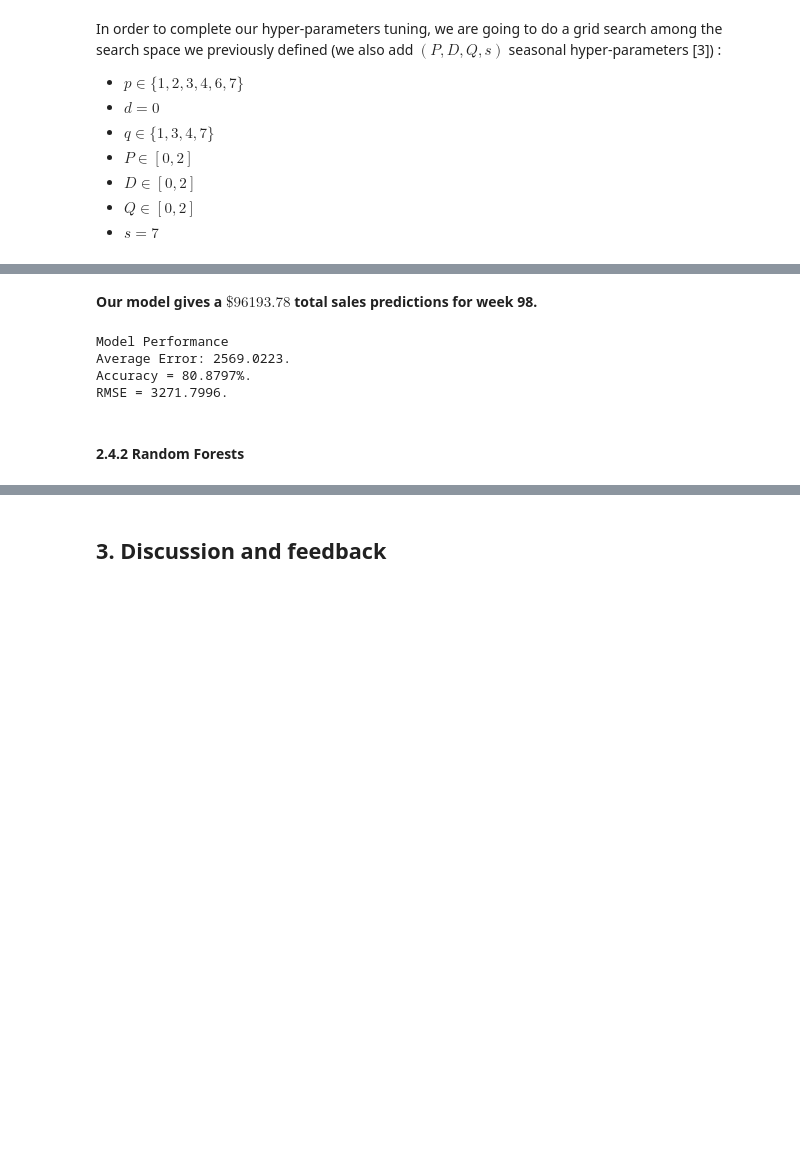
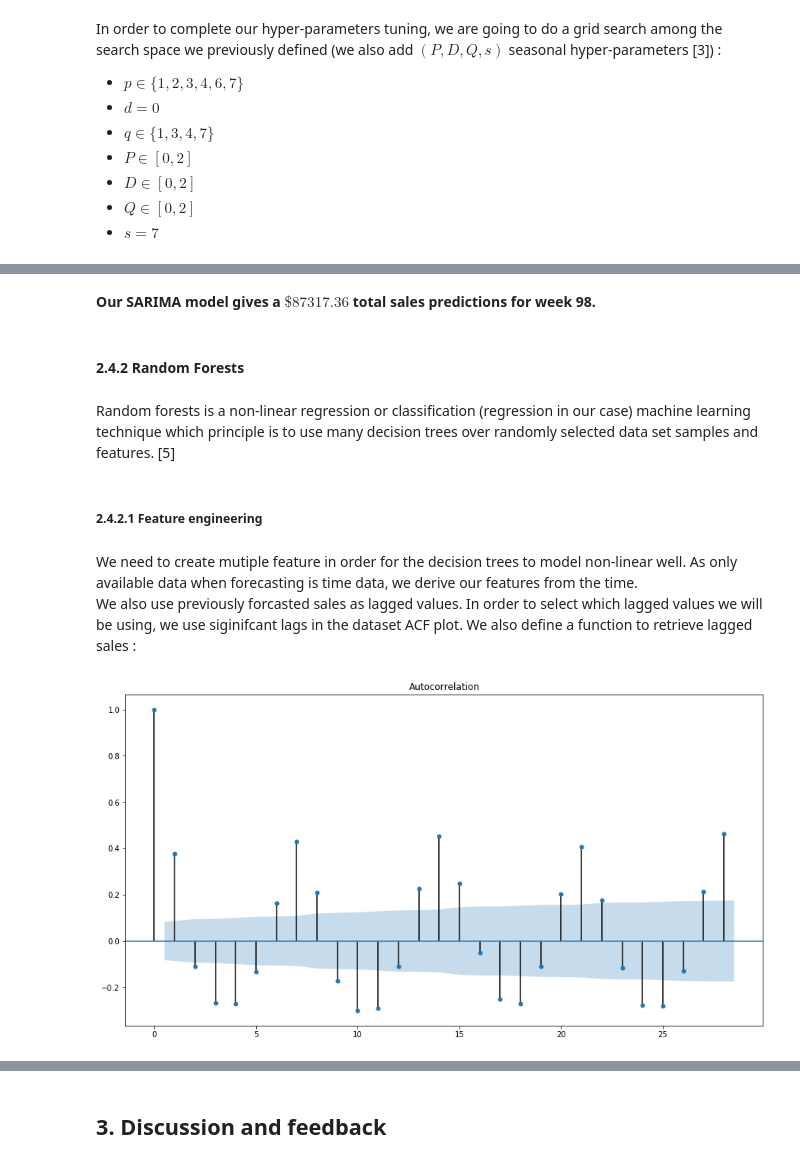
Before and after one commit to LouisAuneau/MISC-sales-forecasting, a Jupyter notebook: Report.ipynb, the cells around one changed output, grey strips where cells are left out. Saved outputs shown, nothing was run; the diff lists cells and outputs as text; code cells hidden in the pictures; blank space fills up the shorter version.

```diff
--- a/Report.ipynb
+++ b/Report.ipynb
@@ -489,21 +527,27 @@ sarima_model.predict(97*7 + 1, 98*7).sum()
 # %% [markdown]
-**Our model gives a $\$96 193.78$ total sales predictions for week 98.**
+**Our SARIMA model gives a $\$87 317.36$ total sales predictions for week 98.**
-# %%
-from sklearn.metrics import mean_squared_error
-
-predictions = model.predict(len(train), len(train) + len(test) - 1)
-errors = abs(predictions - test)
-mape = 100 * np.median((errors / test))
-accuracy = 100 - mape
-rmse = math.sqrt(mean_squared_error(test, predictions))
-print('Model Performance')
-print('Average Error: {:0.4f}.'.format(np.mean(errors)))
-print('Accuracy = {:0.4f}%.'.format(accuracy))
-print('RMSE = {:0.4f}.'.format(rmse))
-# %% [output]
-Model Performance
-Average Error: 2569.0223.
-Accuracy = 80.8797%.
-RMSE = 3271.7996.
 # %% [markdown]
 #### 2.4.2 Random Forests
+# %% [markdown]
+Random forests is a non-linear regression or classification (regression in our case) machine learning technique which principle is to use many decision trees over randomly selected data set samples and features. [5]
+# %%
+pl.rcParams['figure.figsize'] = 15, 8
+# %% [markdown]
+##### 2.4.2.1 Feature engineering
+# %% [markdown]
+We need to create mutiple feature in order for the decision trees to model non-linear well. As only available data when forecasting is time data, we derive our features from the time.
+We also use previously forcasted sales as lagged values. In order to select which lagged values we will be using, we use siginifcant lags in the dataset ACF plot. We also define a function to retrieve lagged sales :
+# %%
+acf = smg.tsaplots.plot_acf(daily_sales_ts_trunc)
+
+def getValueWithLag(date, lag):
+    """
+    Find the sales value at a date that has the given lag with the given date.
+    """
+    lagged_datetime = date - timedelta(days=lag)
+    if y.index.contains(lagged_datetime):
+        return y[date - timedelta(days=1)]
+    else:
+        return float("nan")
+# %% [output]
+[figure, added]
```
Also changed, not shown: parts of 55 cells of this notebook, 1 other file.
